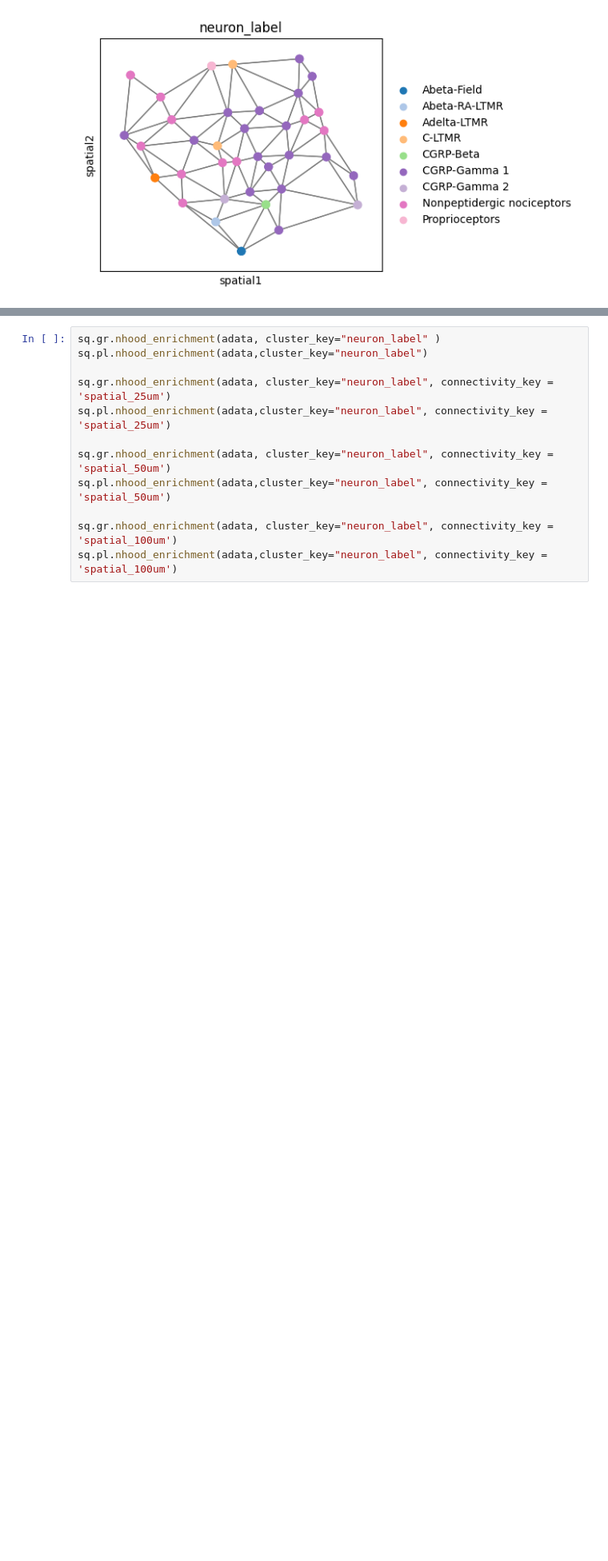
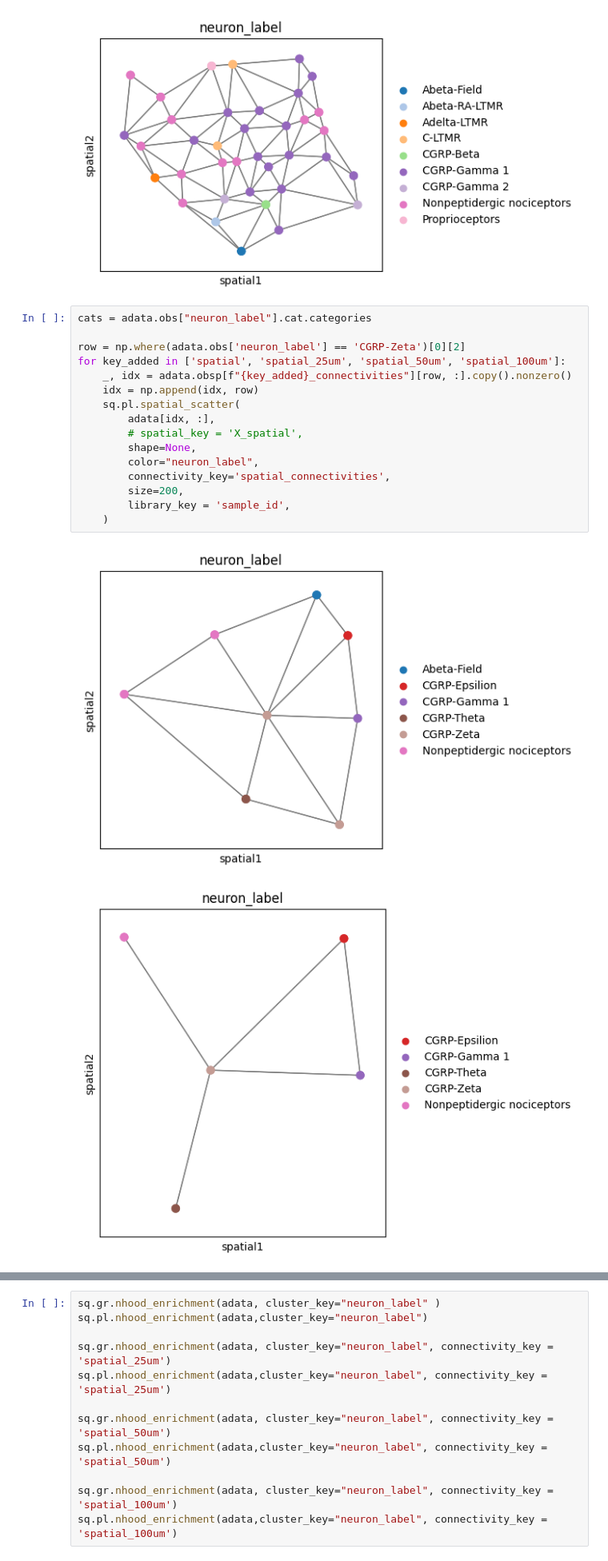
Before and after one commit to aifimmunology/spatial_drg_colon_bladder, a Jupyter notebook: notebooks/06_figures/KA_analysis_figures/spatial_figures.ipynb, the cells around one changed output, grey strips where cells are left out. Shown at 80% size. Drawn from its saved outputs; the diff is of its cells as text; blank space fills up the shorter version.

Commit message:
neuron colocalization

```diff
--- a/notebooks/06_figures/KA_analysis_figures/spatial_figures.ipynb
+++ b/notebooks/06_figures/KA_analysis_figures/spatial_figures.ipynb
@@ -301,3 +295,22 @@ for key_added in ['spatial', 'spatial_25um', 'spatial_50um', 'spatial_100um']:
 [figure]
 [figure]
 [figure]
+# %%
+cats = adata.obs["neuron_label"].cat.categories
+
+row = np.where(adata.obs['neuron_label'] == 'CGRP-Zeta')[0][2]
+for key_added in ['spatial', 'spatial_25um', 'spatial_50um', 'spatial_100um']:
+    _, idx = adata.obsp[f"{key_added}_connectivities"][row, :].copy().nonzero()
+    idx = np.append(idx, row)
+    sq.pl.spatial_scatter(
+        adata[idx, :],
+        # spatial_key = 'X_spatial',
+        shape=None,
+        color="neuron_label",
+        connectivity_key='spatial_connectivities',
+        size=200,
+        library_key = 'sample_id',
+    )
+# %% [output]
+[figure, added]
+[figure, added]
```
Also changed, not shown: parts of 4 cells of this notebook.
